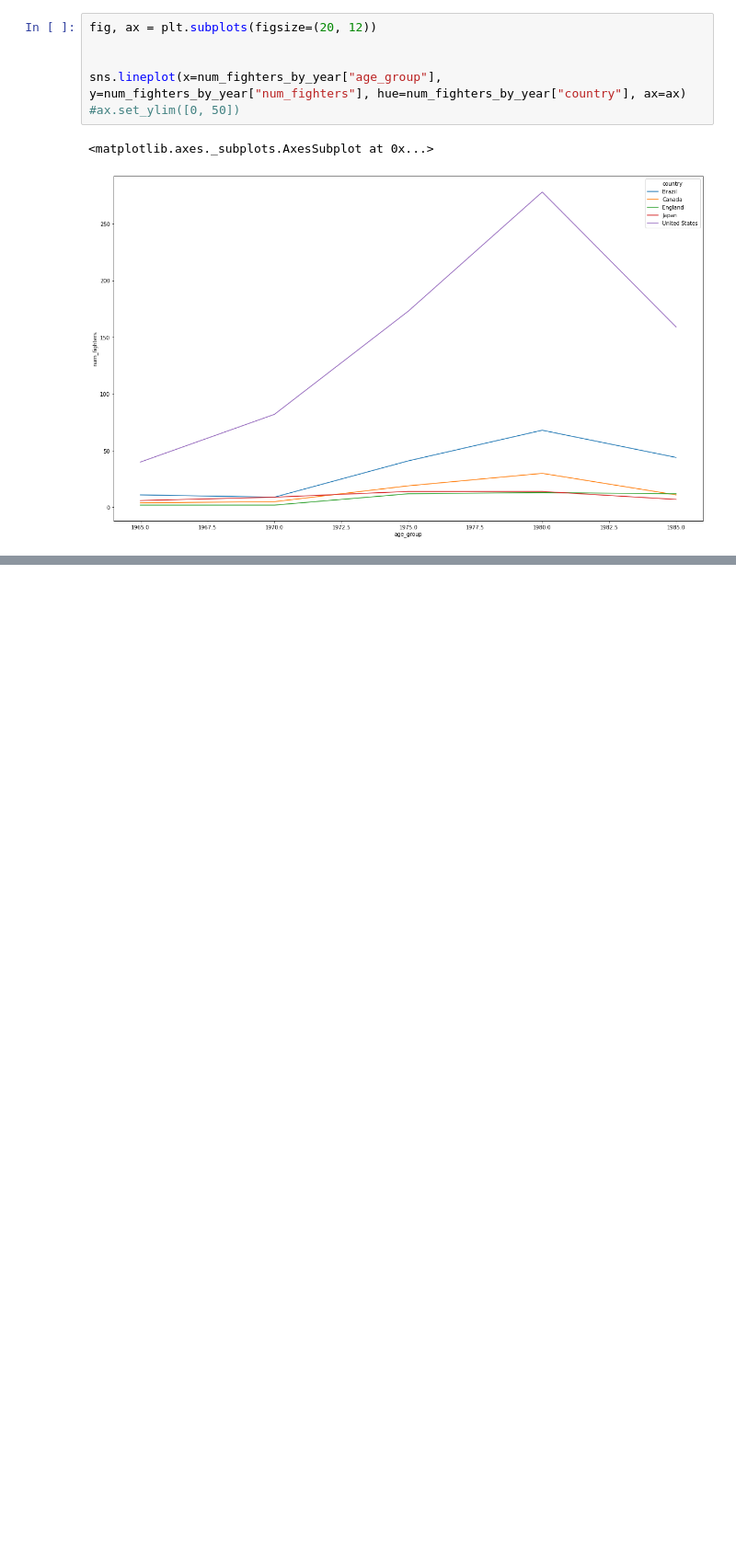
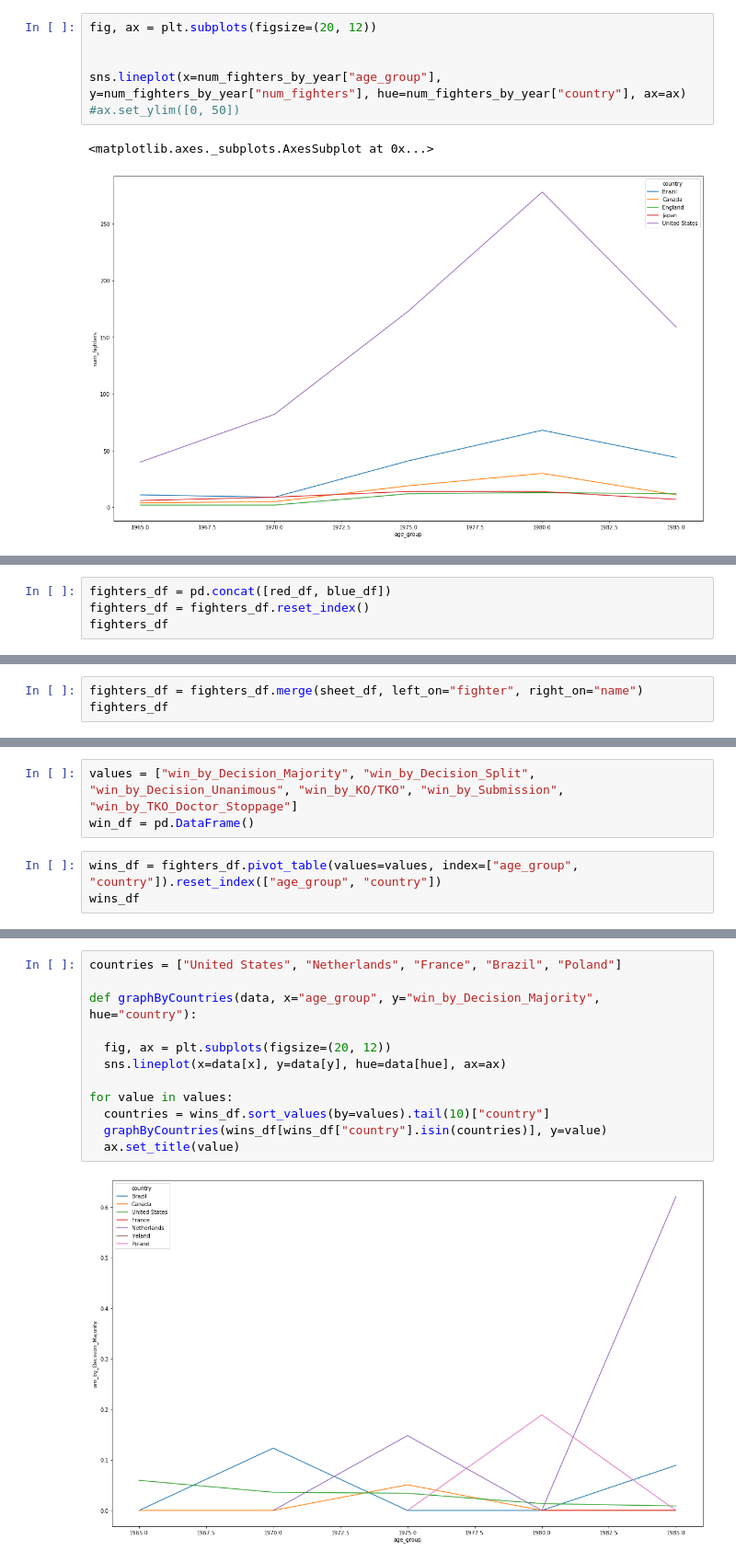
Before and after one commit to ekoly/DS-Unit-1-Build, a Jupyter notebook: ipynb/explore_data.ipynb, the cells around one changed output, grey strips where cells are left out. Shown at 92% size. Drawn from its saved outputs; the diff is of its cells as text; blank space fills up the shorter version.

```diff
--- a/ipynb/explore_data.ipynb
+++ b/ipynb/explore_data.ipynb
@@ -243,0 +407,4 @@ sns.lineplot(x=num_fighters_by_year["age_group"], y=num_fighters_by_year["num_fi
+# %%
+fighters_df = pd.concat([red_df, blue_df])
+fighters_df = fighters_df.reset_index()
+fighters_df
@@ -243,0 +432,3 @@ sns.lineplot(x=num_fighters_by_year["age_group"], y=num_fighters_by_year["num_fi
+# %%
+fighters_df = fighters_df.merge(sheet_df, left_on="fighter", right_on="name")
+fighters_df
@@ -243,0 +449,6 @@ sns.lineplot(x=num_fighters_by_year["age_group"], y=num_fighters_by_year["num_fi
+# %%
+values = ["win_by_Decision_Majority", "win_by_Decision_Split", "win_by_Decision_Unanimous", "win_by_KO/TKO", "win_by_Submission", "win_by_TKO_Doctor_Stoppage"]
+win_df = pd.DataFrame()
+# %%
+wins_df = fighters_df.pivot_table(values=values, index=["age_group", "country"]).reset_index(["age_group", "country"])
+wins_df
@@ -243,0 +489,14 @@ sns.lineplot(x=num_fighters_by_year["age_group"], y=num_fighters_by_year["num_fi
+# %%
+countries = ["United States", "Netherlands", "France", "Brazil", "Poland"]
+
+def graphByCountries(data, x="age_group", y="win_by_Decision_Majority", hue="country"):
+
+  fig, ax = plt.subplots(figsize=(20, 12))
+  sns.lineplot(x=data[x], y=data[y], hue=data[hue], ax=ax)
+
+for value in values:
+  countries = wins_df.sort_values(by=values).tail(10)["country"]
+  graphByCountries(wins_df[wins_df["country"].isin(countries)], y=value)
+  ax.set_title(value)
+# %% [output]
+[figure, added]
```
Also changed, not shown: parts of 24 cells of this notebook.
